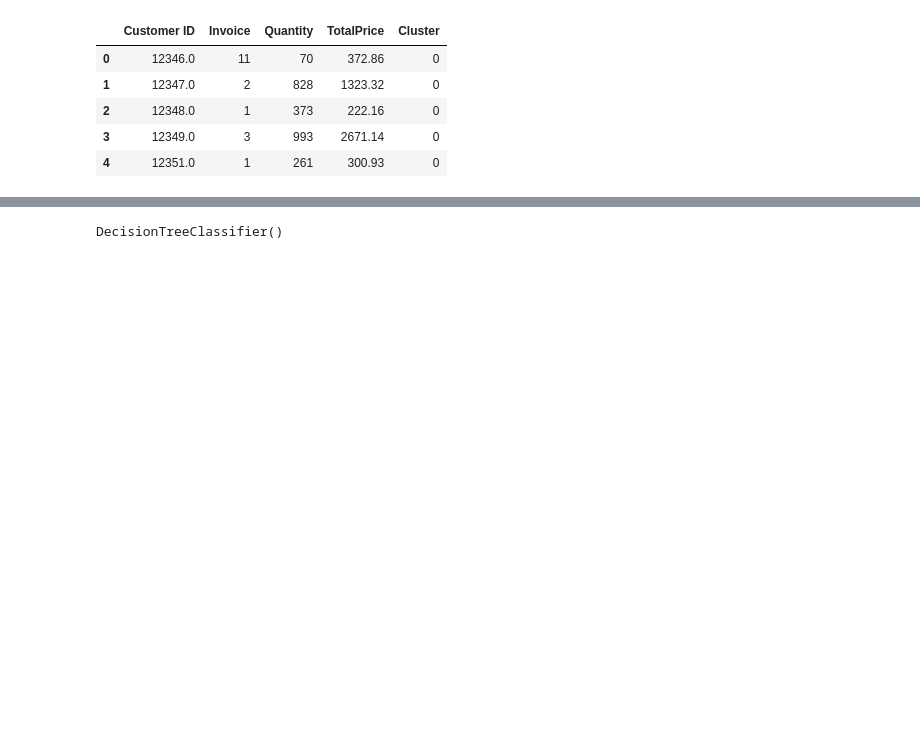
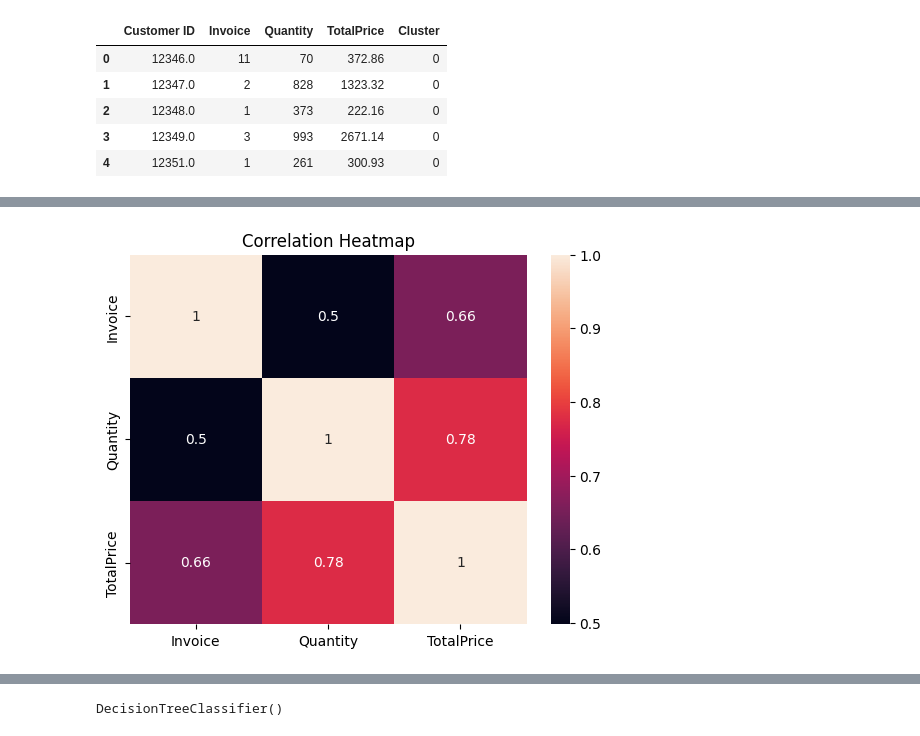
Before and after one commit to Malak-ho-ussin/data-mining-project, a Jupyter notebook: notebooks/data_exploration.ipynb, the cells around one changed output, grey strips where cells are left out. Saved outputs shown, nothing was run; the diff lists cells and outputs as text; code cells hidden in the pictures; blank space fills up the shorter version.

```diff
--- a/notebooks/data_exploration.ipynb
+++ b/notebooks/data_exploration.ipynb
@@ -128 +227,16 @@ customer_df.groupby('Cluster').mean()
 | 4 | 16374.000000 | 83.500000 | 147279.000000 | 298780.425000 |
+# %%
+import seaborn as sns
+
+sns.heatmap(
+    customer_df[
+        ['Invoice', 'Quantity', 'TotalPrice']
+    ].corr(),
+    annot=True
+)
+
+plt.title("Correlation Heatmap")
+
+plt.show()
+# %% [output]
+[figure, added]
```
Also changed, not shown: parts of 23 cells of this notebook, 4 other files.
